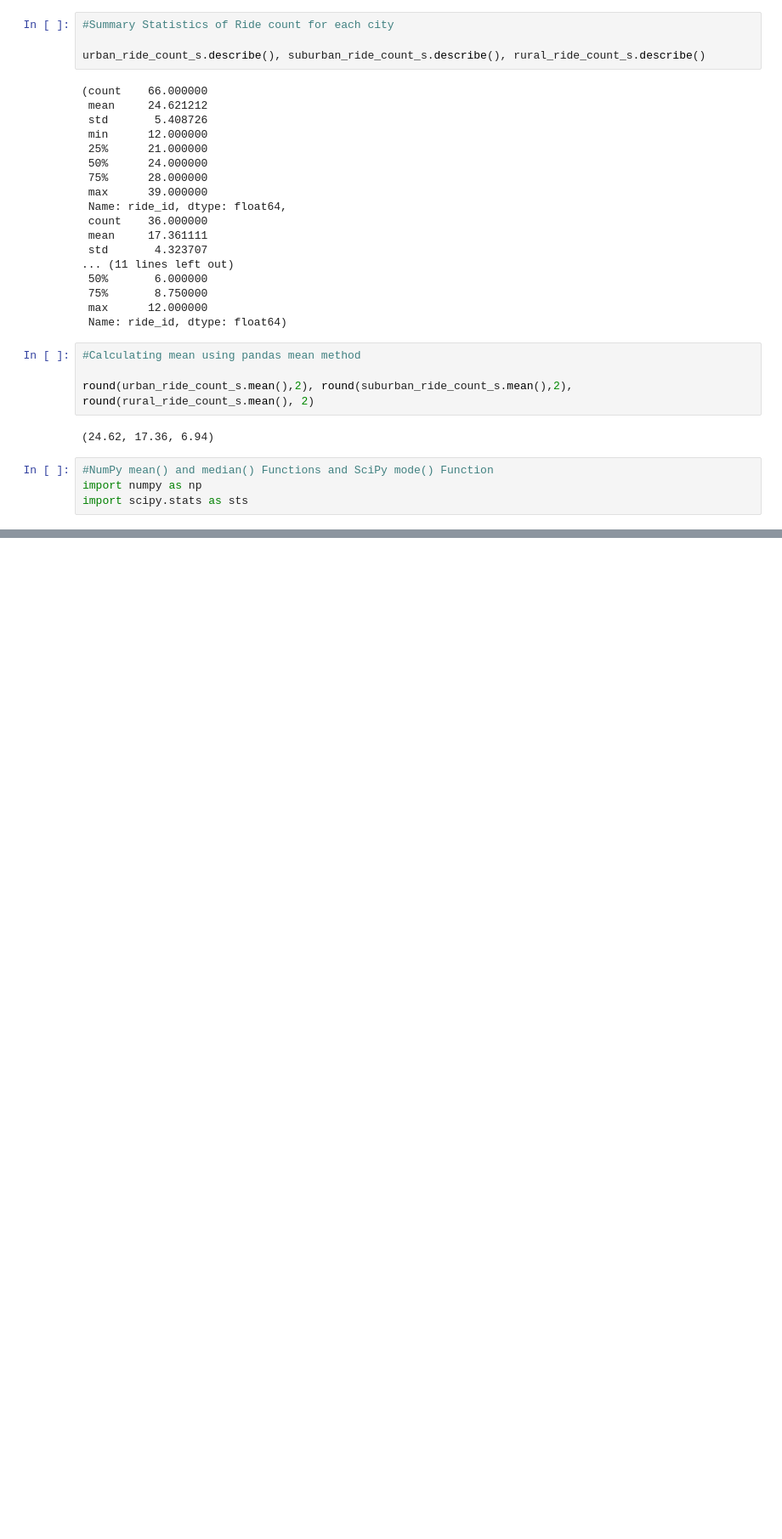
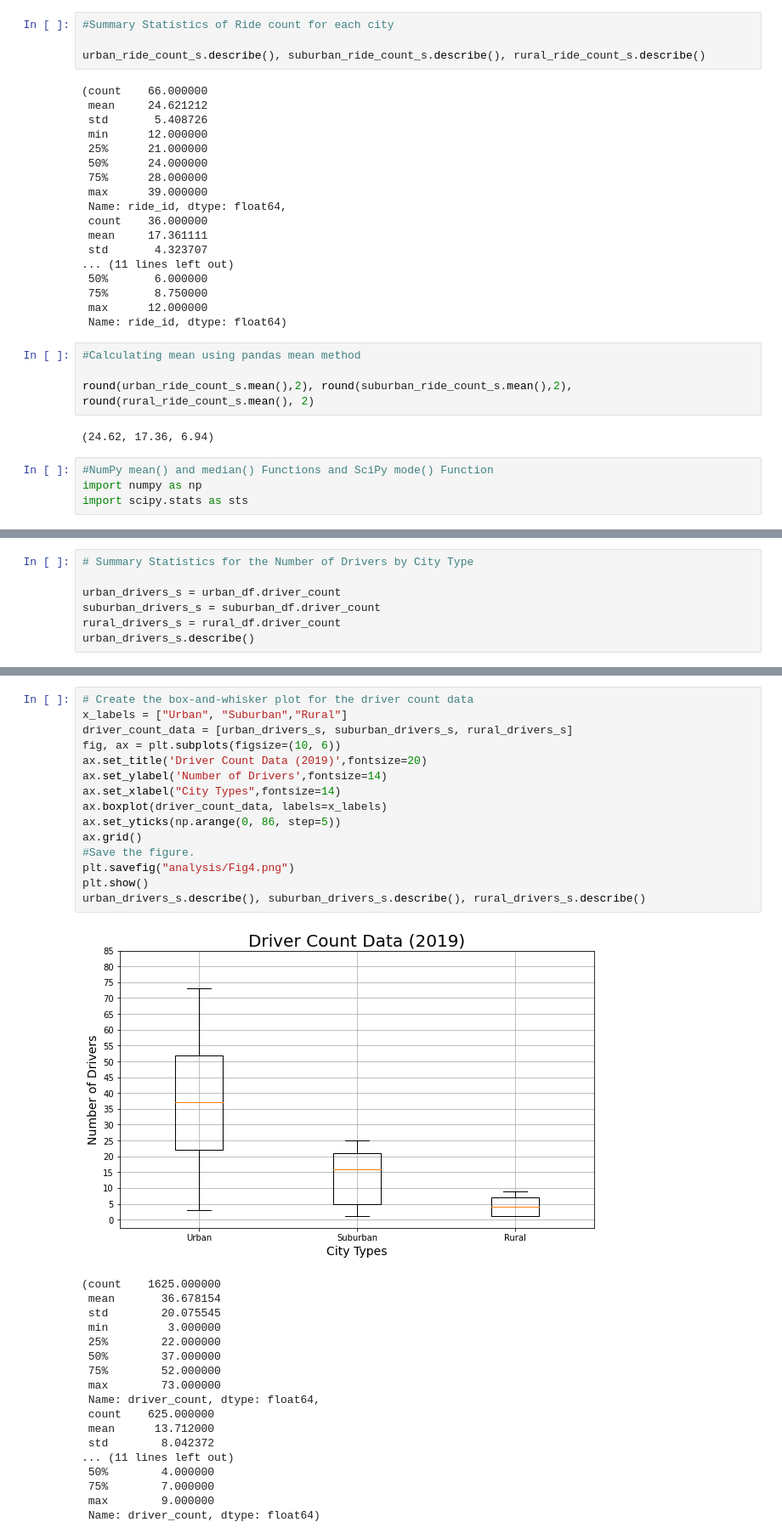
Before and after one commit to tyler-sanzo/PyBer_Analysis, a Jupyter notebook: PyBer.ipynb, the cells around one changed output, grey strips where cells are left out. Shown at 85% size. Saved outputs shown, nothing was run; the diff lists cells and outputs as text; blank space fills up the shorter version.

```diff
--- a/PyBer.ipynb
+++ b/PyBer.ipynb
@@ -356,0 +385,7 @@ NameError: name 'urban_ride_count' is not defined
+# %%
+# Summary Statistics for the Number of Drivers by City Type
+
+urban_drivers_s = urban_df.driver_count
+suburban_drivers_s = suburban_df.driver_count
+rural_drivers_s = rural_df.driver_count
+urban_drivers_s.describe()
@@ -356,0 +473,34 @@ NameError: name 'urban_ride_count' is not defined
+# %%
+# Create the box-and-whisker plot for the driver count data
+x_labels = ["Urban", "Suburban","Rural"]
+driver_count_data = [urban_drivers_s, suburban_drivers_s, rural_drivers_s]
+fig, ax = plt.subplots(figsize=(10, 6))
+ax.set_title('Driver Count Data (2019)',fontsize=20)
+ax.set_ylabel('Number of Drivers',fontsize=14)
+ax.set_xlabel("City Types",fontsize=14)
+ax.boxplot(driver_count_data, labels=x_labels)
+ax.set_yticks(np.arange(0, 86, step=5))
+ax.grid()
+#Save the figure.
+plt.savefig("analysis/Fig4.png")
+plt.show()
+urban_drivers_s.describe(), suburban_drivers_s.describe(), rural_drivers_s.describe()
+# %% [output]
+[figure, added]
+(count    1625.000000
+ mean       36.678154
+ std        20.075545
+ min         3.000000
+ 25%        22.000000
+ 50%        37.000000
+ 75%        52.000000
+ max        73.000000
+ Name: driver_count, dtype: float64,
+ count    625.000000
+ mean      13.712000
+ std        8.042372
+... (11 lines left out)
+ 50%        4.000000
+ 75%        7.000000
+ max        9.000000
+ Name: driver_count, dtype: float64)
```
Also changed, not shown: parts of 9 cells of this notebook, 4 other files.
